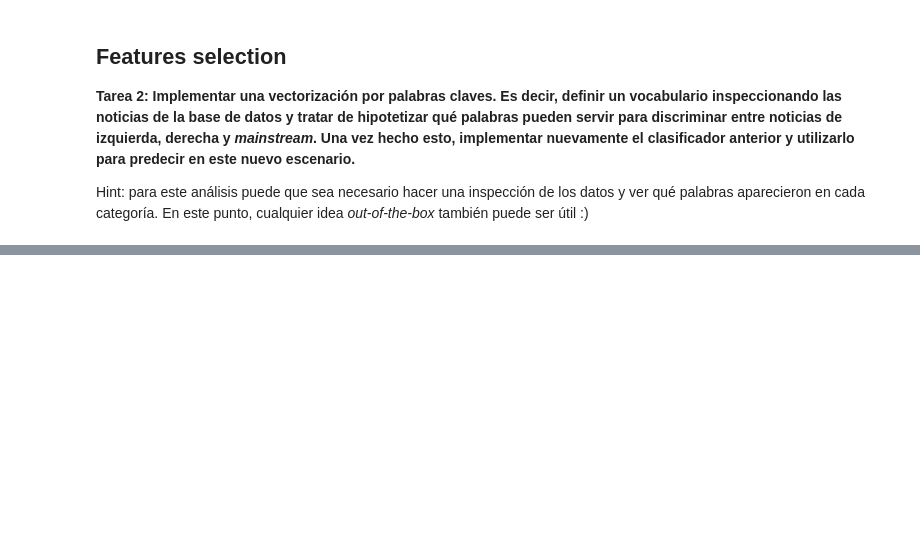
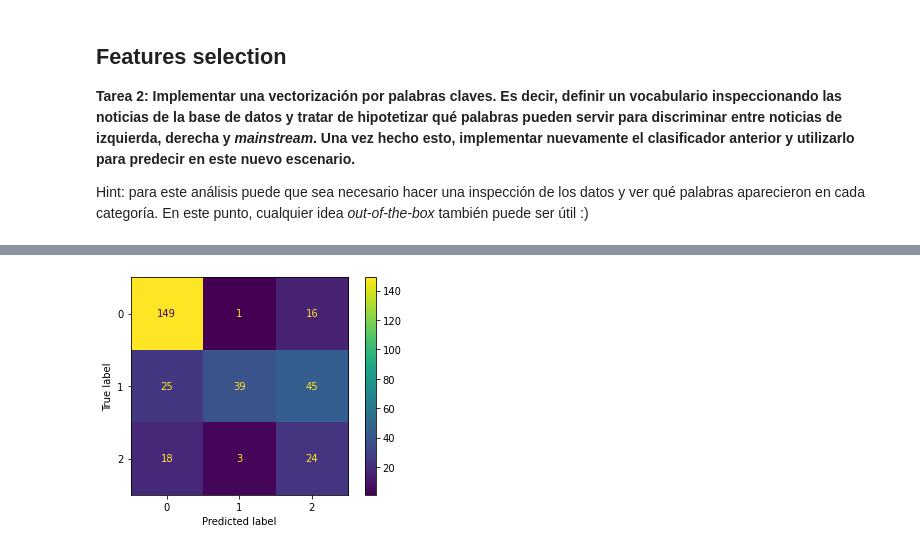
Before and after one commit to Nacho2904/CURSO-LEARNING1, a Jupyter notebook: TextClassification.ipynb, the cells around one changed output, grey strips where cells are left out. Drawn from its saved outputs; the diff is of its cells as text; code cells hidden in the pictures; blank space fills up the shorter version.

```diff
--- a/TextClassification.ipynb
+++ b/TextClassification.ipynb
@@ -499 +471,8 @@ Epoch 1351/10000
+# %%
+# Con 28 palabras escogidas con el criterio que usábamos en 1. Accuracy 0.7 en el training set
+y_predicted = [int(np.where(output == np.max(output))[0]) for output in logistic_classifier.predict(X_test)]
+cm = metrics.confusion_matrix(y_test, y_predicted, labels=[0, 1, 2])
+cm_display = metrics.ConfusionMatrixDisplay(cm).plot()
+# %% [output]
+[figure, added]
 # %%
```
Also changed, not shown: parts of 6 cells of this notebook.
